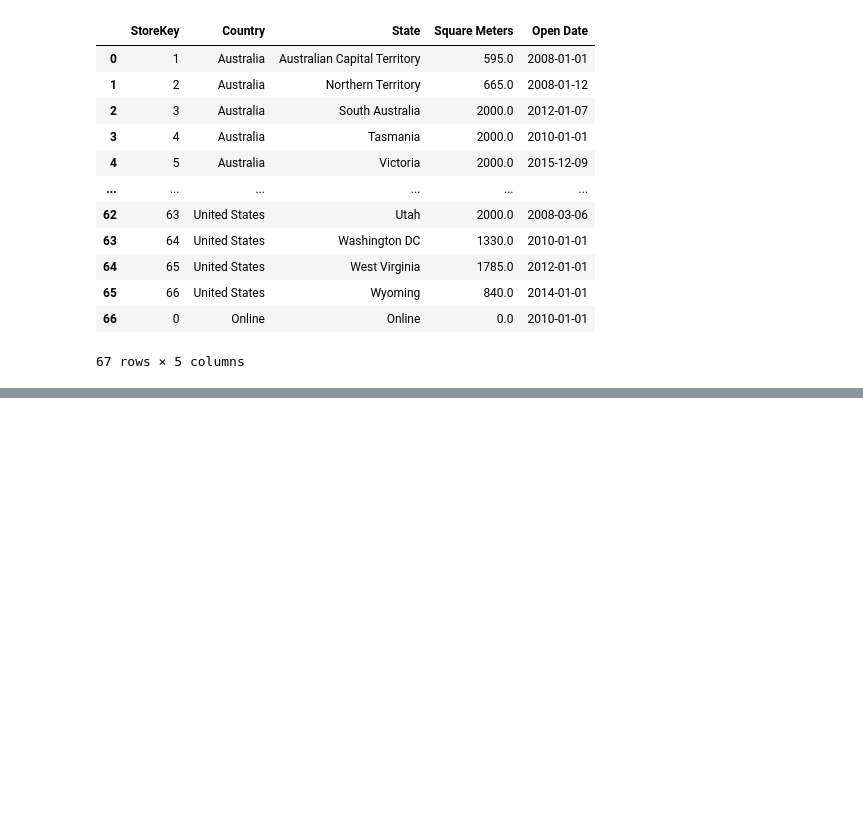
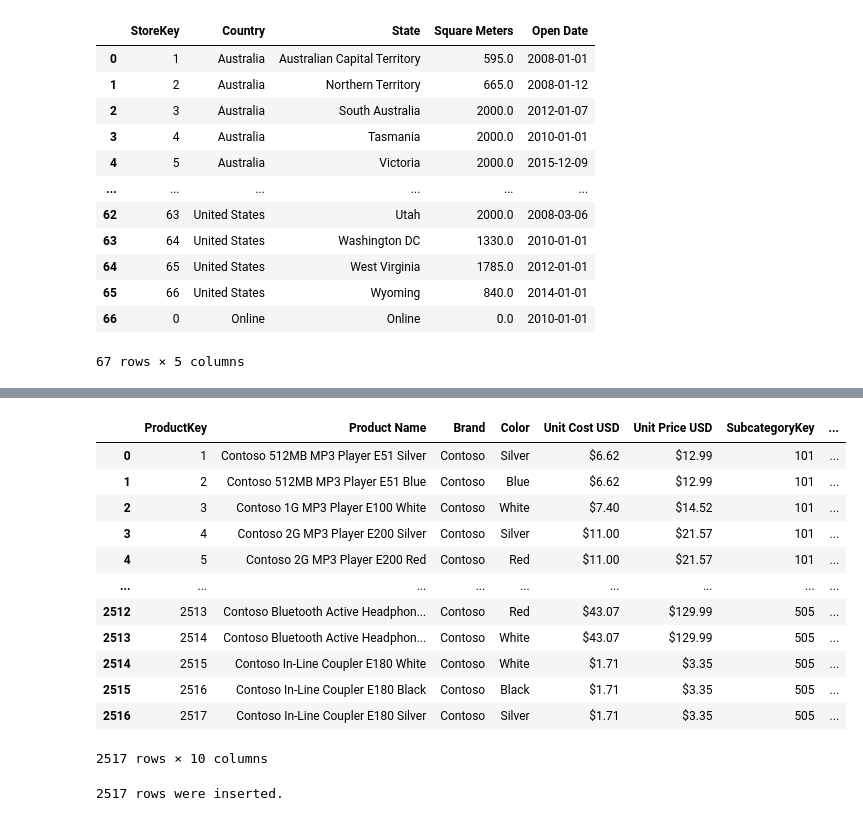
Before and after one commit to saromaddy/Data_spark_guvi, a Jupyter notebook: dataspark.ipynb, the cells around one changed output, grey strips where cells are left out. Drawn from its saved outputs; the diff is of its cells as text; code cells hidden in the pictures; blank space fills up the shorter version.

```diff
--- a/dataspark.ipynb
+++ b/dataspark.ipynb
@@ -335,0 +572,18 @@ df_stores.to_csv("Processed/storesproc.csv")
+# %%
+df3.drop(df3.columns[0], axis = 1, inplace=True)
+# %%
+df3
+# %% [output]
+|  | ProductKey | Product Name | Brand | Color | Unit Cost USD | Unit Price USD | SubcategoryKey | ... |
+| 0 | 1 | Contoso 512MB MP3 Player E51 Silver | Contoso | Silver | $6.62 | $12.99 | 101 | ... |
+| 1 | 2 | Contoso 512MB MP3 Player E51 Blue | Contoso | Blue | $6.62 | $12.99 | 101 | ... |
+| 2 | 3 | Contoso 1G MP3 Player E100 White | Contoso | White | $7.40 | $14.52 | 101 | ... |
+| 3 | 4 | Contoso 2G MP3 Player E200 Silver | Contoso | Silver | $11.00 | $21.57 | 101 | ... |
+| 4 | 5 | Contoso 2G MP3 Player E200 Red | Contoso | Red | $11.00 | $21.57 | 101 | ... |
+| ... | ... | ... | ... | ... | ... | ... | ... | ... |
+| 2512 | 2513 | Contoso Bluetooth Active Headphon... | Contoso | Red | $43.07 | $129.99 | 505 | ... |
+| 2513 | 2514 | Contoso Bluetooth Active Headphon... | Contoso | White | $43.07 | $129.99 | 505 | ... |
+| 2514 | 2515 | Contoso In-Line Coupler E180 White | Contoso | White | $1.71 | $3.35 | 505 | ... |
+| 2515 | 2516 | Contoso In-Line Coupler E180 Black | Contoso | Black | $1.71 | $3.35 | 505 | ... |
+| 2516 | 2517 | Contoso In-Line Coupler E180 Silver | Contoso | Silver | $1.71 | $3.35 | 505 | ... |
+2517 rows × 10 columns
@@ -335,0 +612,33 @@ df_stores.to_csv("Processed/storesproc.csv")
+# %%
+insert_sql = """INSERT INTO Products(
+                  ProductKey,
+                  ProductName,
+                  Brand,
+                  Color,
+                  UnitCostUSD,
+                  UnitPriceUSD,
+                  SubcategoryKey,
+                  Subcategory,
+                  CategoryKey,
+                  Category
+                  )
+                VALUES(%s,%s, %s, %s,%s, %s, %s,%s, %s, %s)"""
+
+
+# Convert DataFrame to list of tuples
+data = df3.values.tolist()
+
+# Execute batch insert
+my_cursor.executemany(insert_sql, data)
+
+# Commit the transaction using the connection object
+conn.commit()
+
+# Print number of rows inserted
+print(my_cursor.rowcount, "rows were inserted.")
+
+# Close the cursor and connection
+my_cursor.close()
+conn.close()
+# %% [output]
+2517 rows were inserted.
```
Also changed, not shown: parts of 33 cells of this notebook.
